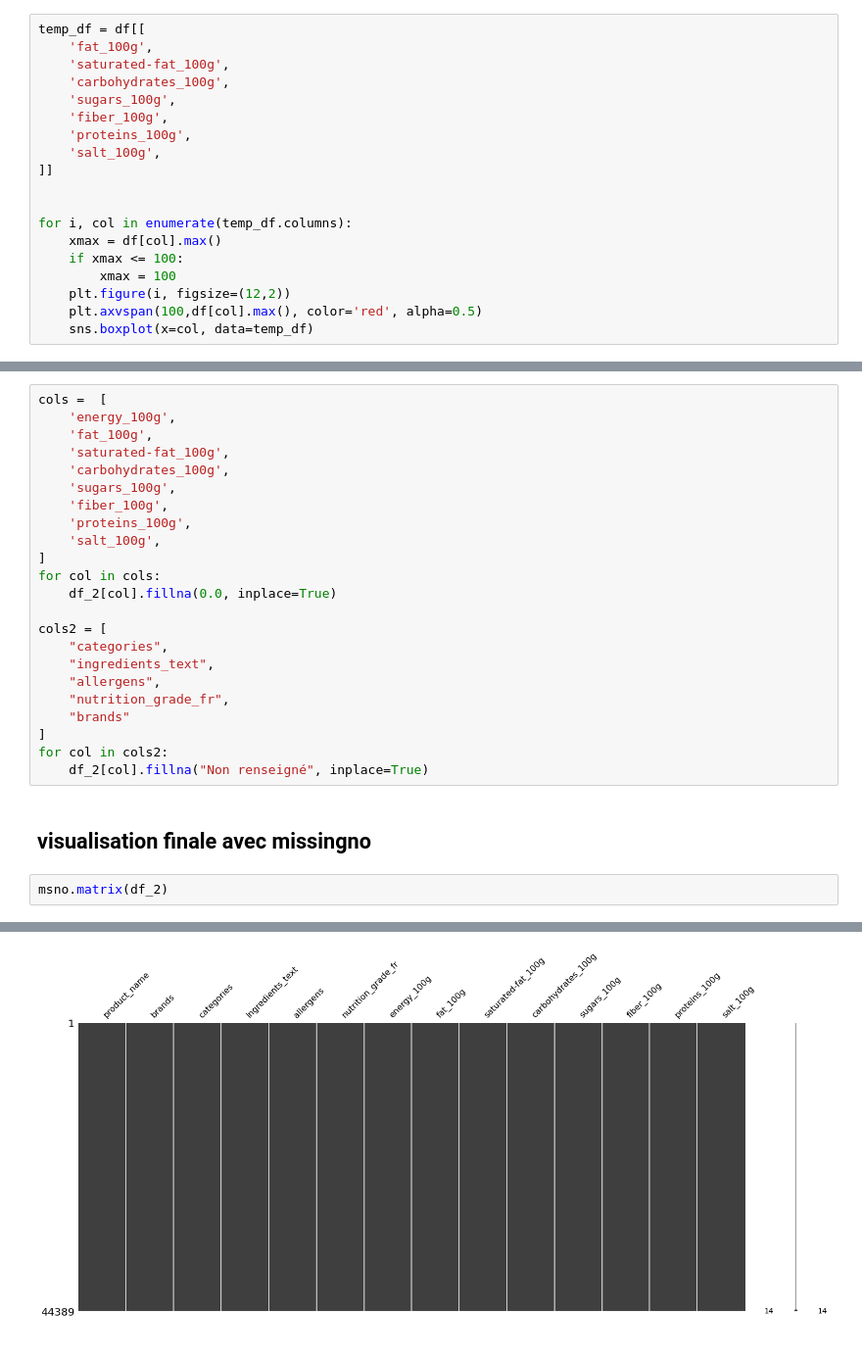
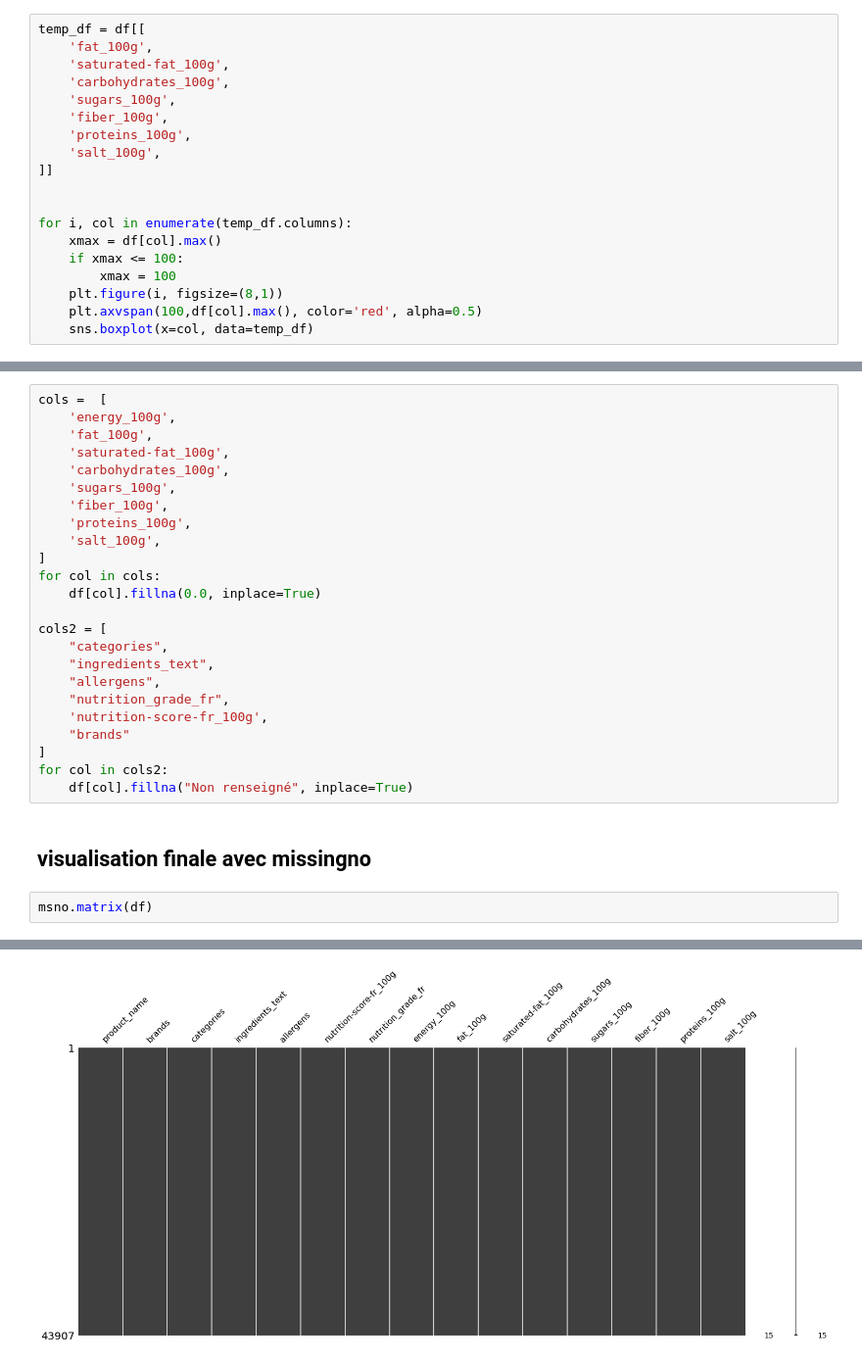
Before and after one commit to Gio-Mgm/food-flix, a Jupyter notebook: src/data_analysis.ipynb, the cells around one changed output, grey strips where cells are left out. Shown: that part at 98% size. Drawn from its saved outputs; the diff is of its cells as text.

```diff
--- a/src/data_analysis.ipynb
+++ b/src/data_analysis.ipynb
@@ -137,7 +142,7 @@ for i, col in enumerate(temp_df.columns):
     xmax = df[col].max()
     if xmax <= 100:
         xmax = 100
-    plt.figure(i, figsize=(12,2))
+    plt.figure(i, figsize=(8,1))
     plt.axvspan(100,df[col].max(), color='red', alpha=0.5)
     sns.boxplot(x=col, data=temp_df)
 # %% [output]
@@ -195,21 +200,22 @@ cols =  [
     'salt_100g',
 ]
 for col in cols:
-    df_2[col].fillna(0.0, inplace=True)
+    df[col].fillna(0.0, inplace=True)
 
 cols2 = [
     "categories",
     "ingredients_text",
     "allergens",
     "nutrition_grade_fr",
+    'nutrition-score-fr_100g',
     "brands"
 ]
 for col in cols2:
-    df_2[col].fillna("Non renseigné", inplace=True)
+    df[col].fillna("Non renseigné", inplace=True)
 # %% [markdown]
 ## visualisation finale avec missingno
 # %%
-msno.matrix(df_2)
+msno.matrix(df)
 # %% [output]
 <AxesSubplot:>
-[figure, old version]
+[figure, new version]
```
Also changed, not shown: parts of 5 cells of this notebook, 4 other files.
